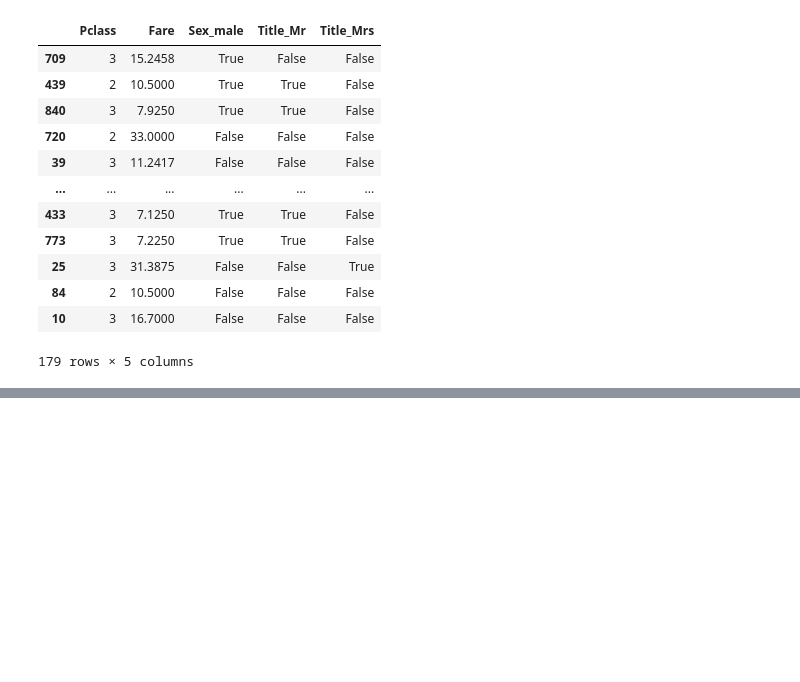
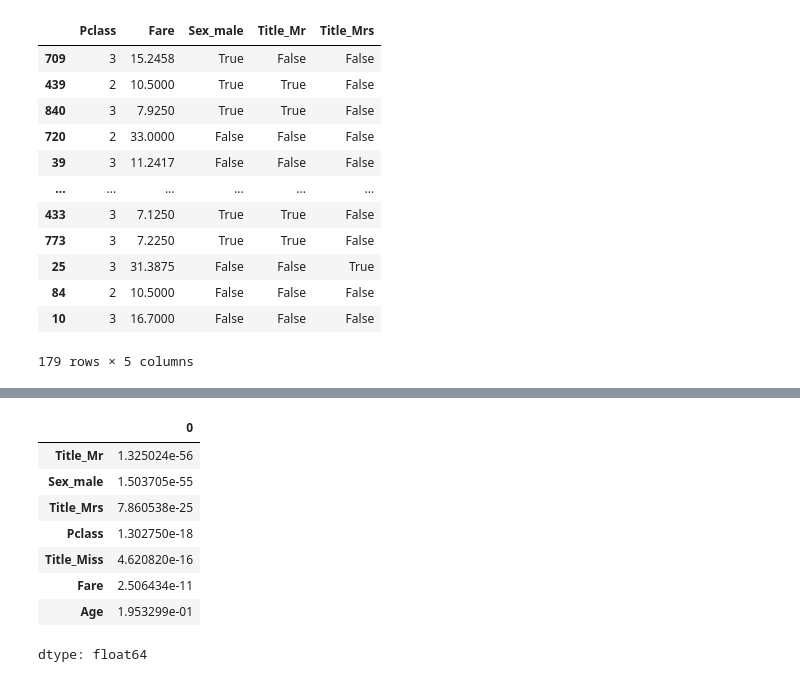
Before and after one commit to RahulArra/Machine-Learning, a Jupyter notebook: dataset1.ipynb, the cells around one changed output, grey strips where cells are left out. Saved outputs shown, nothing was run; the diff lists cells and outputs as text; code cells hidden in the pictures; blank space fills up the shorter version.

```diff
--- a/dataset1.ipynb
+++ b/dataset1.ipynb
@@ -355,0 +391,15 @@ X_test
+# %%
+from sklearn.feature_selection import f_classif
+f_values, p_values_raw = f_classif(X_train, y_train)
+p_values = pd.Series(p_values_raw, index=X_train.columns)
+p_values.sort_values(ascending=True)
+# %% [output]
+|  | 0 |
+| Title_Mr | 1.325024e-56 |
+| Sex_male | 1.503705e-55 |
+| Title_Mrs | 7.860538e-25 |
+| Pclass | 1.302750e-18 |
+| Title_Miss | 4.620820e-16 |
+| Fare | 2.506434e-11 |
+| Age | 1.953299e-01 |
+dtype: float64
```
Also changed, not shown: parts of 7 cells of this notebook.
